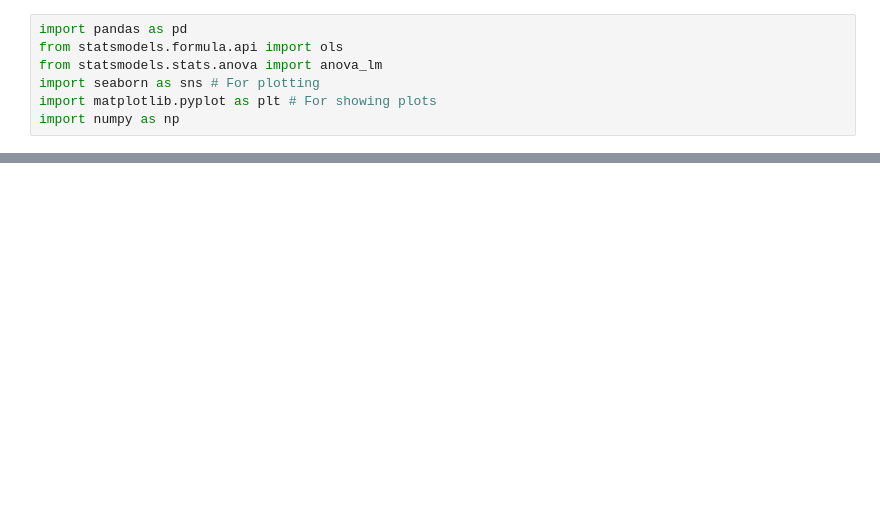
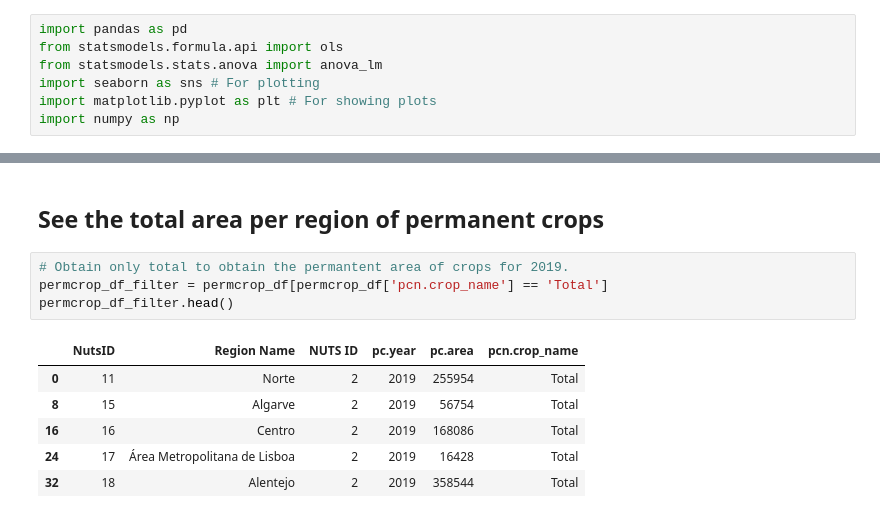
Before and after one commit to domwelsh/avcad_final, a Jupyter notebook: Codes/Code_permanet_crops.ipynb, the cells around one changed output, grey strips where cells are left out. Drawn from its saved outputs; the diff is of its cells as text; blank space fills up the shorter version.

```diff
--- a/Codes/Code_permanet_crops.ipynb
+++ b/Codes/Code_permanet_crops.ipynb
@@ -127,0 +30,13 @@ plt.show()
+# %% [markdown]
+## See the total area per region of permanent crops
+# %%
+# Obtain only total to obtain the permantent area of crops for 2019.
+permcrop_df_filter = permcrop_df[permcrop_df['pcn.crop_name'] == 'Total']
+permcrop_df_filter.head()
+# %% [output]
+|  | NutsID | Region Name | NUTS ID | pc.year | pc.area | pcn.crop_name |
+| 0 | 11 | Norte | 2 | 2019 | 255954 | Total |
+| 8 | 15 | Algarve | 2 | 2019 | 56754 | Total |
+| 16 | 16 | Centro | 2 | 2019 | 168086 | Total |
+| 24 | 17 | Área Metropolitana de Lisboa | 2 | 2019 | 16428 | Total |
+| 32 | 18 | Alentejo | 2 | 2019 | 358544 | Total |
```
Also changed, not shown: parts of 10 cells of this notebook.
